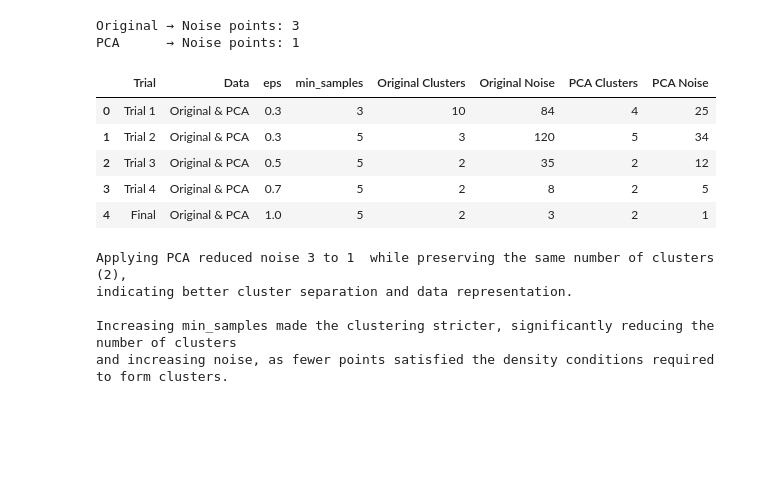
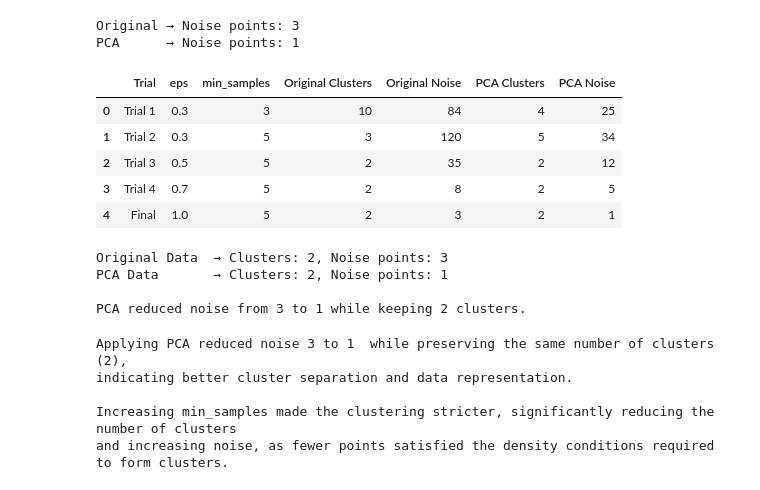
Before and after one commit to DOHA-BASEM3/Activity-3--DBSCAN-and-PCA, a Jupyter notebook: DBSCAN_and_PCA.ipynb, the cells around one changed output. Saved outputs shown, nothing was run; the diff lists cells and outputs as text; code cells hidden in the pictures; blank space fills up the shorter version.

```diff
--- a/DBSCAN_and_PCA.ipynb
+++ b/DBSCAN_and_PCA.ipynb
@@ -362,7 +361,6 @@ PCA      → Noise points: 1
 # %%
 tuning_results = pd.DataFrame({
     "Trial":       ["Trial 1", "Trial 2", "Trial 3", "Trial 4", "Final"],
-    "Data":        ["Original & PCA"] * 5,
     "eps":         [0.3, 0.3, 0.5, 0.7,1.0],
     "min_samples": [3, 5, 5, 5, 5],
     "Original Clusters": [
@@ -370,39 +368,48 @@ tuning_results = pd.DataFrame({
         len(set(DBSCAN(eps=0.3, min_samples=5).fit_predict(X_scaled))) - 1,
         len(set(DBSCAN(eps=0.5, min_samples=5).fit_predict(X_scaled))) - 1,
         len(set(DBSCAN(eps=0.7, min_samples=5).fit_predict(X_scaled))) - 1,
         n_clusters_orig
     ],
     "Original Noise": [
         list(DBSCAN(eps=0.3, min_samples=3).fit_predict(X_scaled)).count(-1),
         list(DBSCAN(eps=0.3, min_samples=5).fit_predict(X_scaled)).count(-1),
         list(DBSCAN(eps=0.5, min_samples=5).fit_predict(X_scaled)).count(-1),
         list(DBSCAN(eps=0.7, min_samples=5).fit_predict(X_scaled)).count(-1),
         n_noise_orig
     ],
     "PCA Clusters": [
         len(set(DBSCAN(eps=0.3, min_samples=3).fit_predict(X_pca))) - 1,
         len(set(DBSCAN(eps=0.3, min_samples=5).fit_predict(X_pca))) - 1,
         len(set(DBSCAN(eps=0.5, min_samples=5).fit_predict(X_pca))) - 1,
         len(set(DBSCAN(eps=0.7, min_samples=5).fit_predict(X_pca))) - 1,
         n_clusters_pca
     ],
     "PCA Noise": [
         list(DBSCAN(eps=0.3, min_samples=3).fit_predict(X_pca)).count(-1),
         list(DBSCAN(eps=0.3, min_samples=5).fit_predict(X_pca)).count(-1),
         list(DBSCAN(eps=0.5, min_samples=5).fit_predict(X_pca)).count(-1),
         list(DBSCAN(eps=0.7, min_samples=5).fit_predict(X_pca)).count(-1),
         n_noise_pca
     ]
 })
 
 tuning_results
 # %% [output]
-|  | Trial | Data | eps | min_samples | Original Clusters | Original Noise | PCA Clusters | PCA Noise |
-| 0 | Trial 1 | Original & PCA | 0.3 | 3 | 10 | 84 | 4 | 25 |
-| 1 | Trial 2 | Original & PCA | 0.3 | 5 | 3 | 120 | 5 | 34 |
-| 2 | Trial 3 | Original & PCA | 0.5 | 5 | 2 | 35 | 2 | 12 |
-| 3 | Trial 4 | Original & PCA | 0.7 | 5 | 2 | 8 | 2 | 5 |
-| 4 | Final | Original & PCA | 1.0 | 5 | 2 | 3 | 2 | 1 |
+|  | Trial | eps | min_samples | Original Clusters | Original Noise | PCA Clusters | PCA Noise |
+| 0 | Trial 1 | 0.3 | 3 | 10 | 84 | 4 | 25 |
+| 1 | Trial 2 | 0.3 | 5 | 3 | 120 | 5 | 34 |
+| 2 | Trial 3 | 0.5 | 5 | 2 | 35 | 2 | 12 |
+| 3 | Trial 4 | 0.7 | 5 | 2 | 8 | 2 | 5 |
+| 4 | Final | 1.0 | 5 | 2 | 3 | 2 | 1 |
+# %%
+print(f"Original Data  → Clusters: {n_clusters_orig}, Noise points: {n_noise_orig}")
+print(f"PCA Data       → Clusters: {n_clusters_pca}, Noise points: {n_noise_pca}")
+print(f"\nPCA reduced noise from {n_noise_orig} to {n_noise_pca} while keeping {n_clusters_pca} clusters.")
+# %% [output]
+Original Data  → Clusters: 2, Noise points: 3
+PCA Data       → Clusters: 2, Noise points: 1
+
+PCA reduced noise from 3 to 1 while keeping 2 clusters.
 # %%
 print(f"""
 Applying PCA reduced noise {n_noise_orig} to {n_noise_pca}  while preserving the same number of clusters (2),
```
Also changed, not shown: parts of 13 cells of this notebook.
